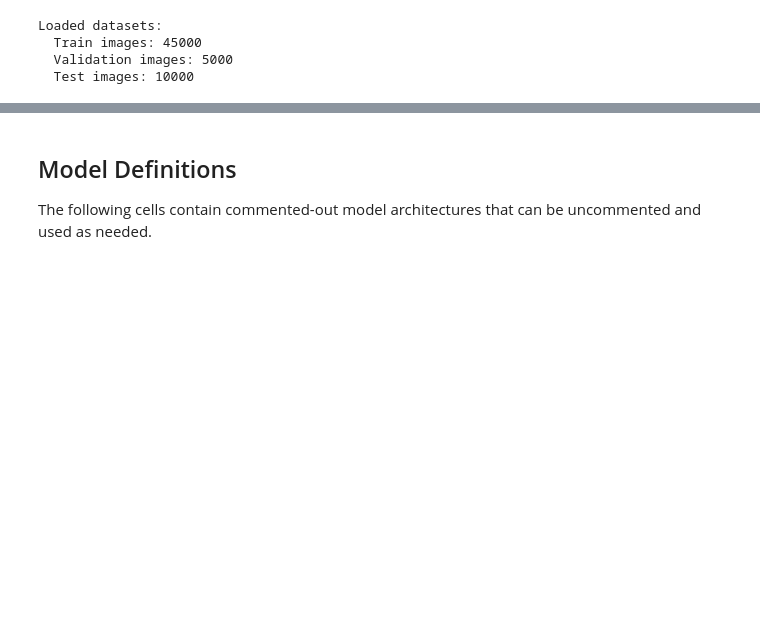
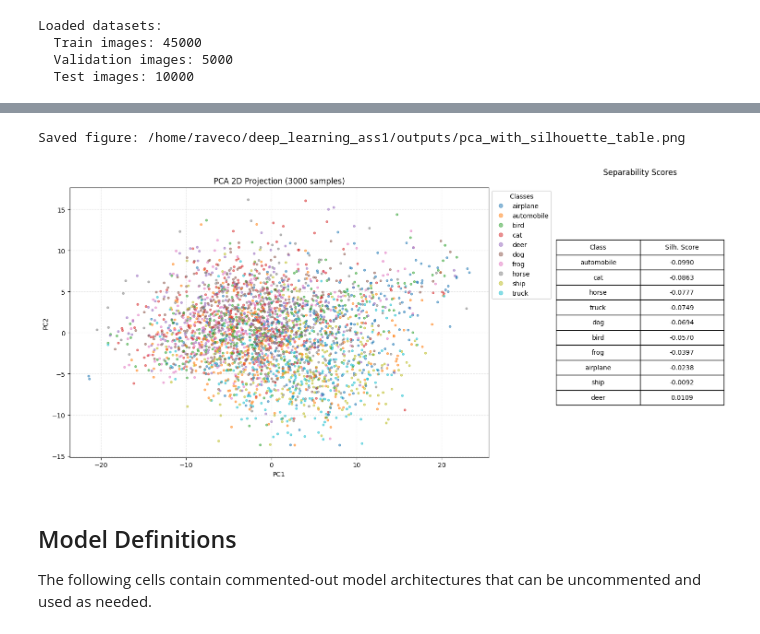
Before and after one commit to Rave-Cohen/DeepLearning_Ass_1, a Jupyter notebook: Assignment_1.ipynb, the cells around one changed output, grey strips where cells are left out. Saved outputs shown, nothing was run; the diff lists cells and outputs as text; code cells hidden in the pictures; blank space fills up the shorter version.

```diff
--- a/Assignment_1.ipynb
+++ b/Assignment_1.ipynb
@@ -403,3 +404,70 @@ truck:
+# %%
+def plot_combined_analysis(dataset, num_samples=3000):
+    """
+    Computes PCA and Silhouette scores together and plots them side-by-side.
+    """
+    # 1. Prepare Data
+    images, labels = [], []
+    indices = dataset.indices[:num_samples]
+    for idx in indices:
+        img, lbl = dataset.dataset[idx]
+        images.append(img.view(-1).numpy())
+        labels.append(lbl)
+
+    images = np.array(images)
+    labels = np.array(labels)
+    class_names = dataset.dataset.classes
+
+    # 2. Compute PCA
+    pca = PCA(n_components=2)
+    projected = pca.fit_transform(images)
+
+    # 3. Compute Silhouette Scores
+    sample_scores = silhouette_samples(images, labels)
+    class_scores = []
+    for i in range(len(class_names)):
+        avg_score = np.mean(sample_scores[labels == i])
+        class_scores.append([class_names[i], f"{avg_score:.4f}"])
+
+    # Sort table by score (lowest to highest) for the plot
+    class_scores.sort(key=lambda x: float(x[1]))
+
+    # 4. Plotting
+    # Create a figure with extra width for the table
+    fig, (ax_plot, ax_table) = plt.subplots(1, 2, figsize=(15, 7), gridspec_kw={'width_ratios': [3, 1]})
+
+    # Scatter Plot
+    scatter = ax_plot.scatter(projected[:, 0], projected[:, 1], c=labels, cmap='tab10', alpha=0.5, s=10)
+    handles, _ = scatter.legend_elements()
+    ax_plot.legend(handles, class_names, title="Classes", loc="upper left", bbox_to_anchor=(1, 1))
+    ax_plot.set_title(f"PCA 2D Projection ({num_samples} samples)")
+    ax_plot.set_xlabel("PC1")
+    ax_plot.set_ylabel("PC2")
+    ax_plot.grid(True, linestyle='--', alpha=0.3)
+
+    # Table Plot
+    ax_table.axis('off')
+    table = ax_table.table(
+        cellText=class_scores,
+        colLabels=["Class", "Silh. Score"],
+        loc='center',
+        cellLoc='center'
+    )
+    table.auto_set_font_size(False)
+    table.set_fontsize(10)
+    table.scale(1.2, 1.8) # Adjust scaling for readability
+    ax_table.set_title("Separability Scores", pad=20)
+
+    fig.tight_layout()
+    return fig
+
+# Run the combined analysis
+fig_combined = plot_combined_analysis(train_dataset, num_samples=3000)
+save_figure(fig_combined, "pca_with_silhouette_table.png")
+plt.show()
+# %% [output]
+Saved figure: /home/raveco/deep_learning_ass1/outputs/pca_with_silhouette_table.png
+[figure, added]
 # %%
 def train(model, optimizer, loss_fn, train_loader, val_loader=None, epochs=10, device="cuda"):
     """
```
Also changed, not shown: parts of 10 cells of this notebook, 9 other files.
